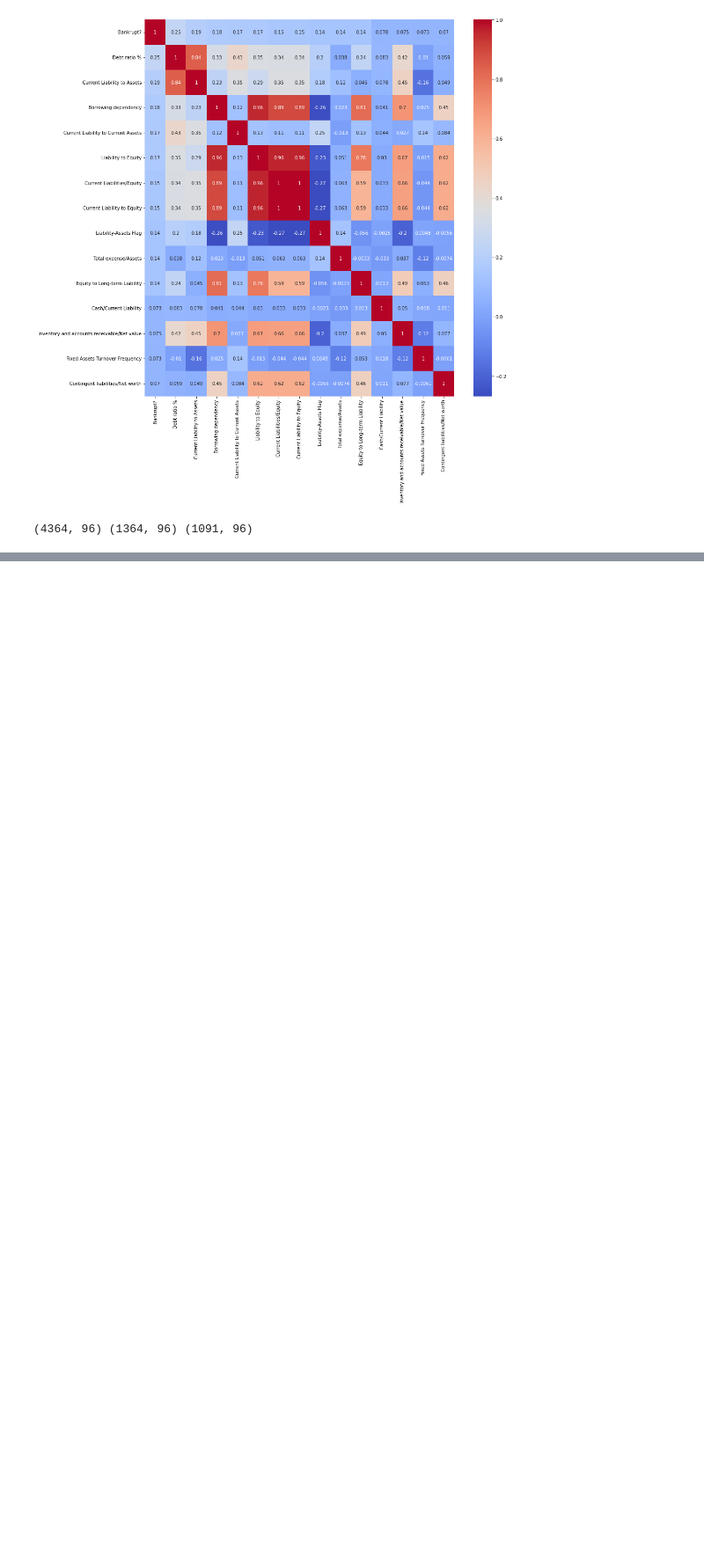
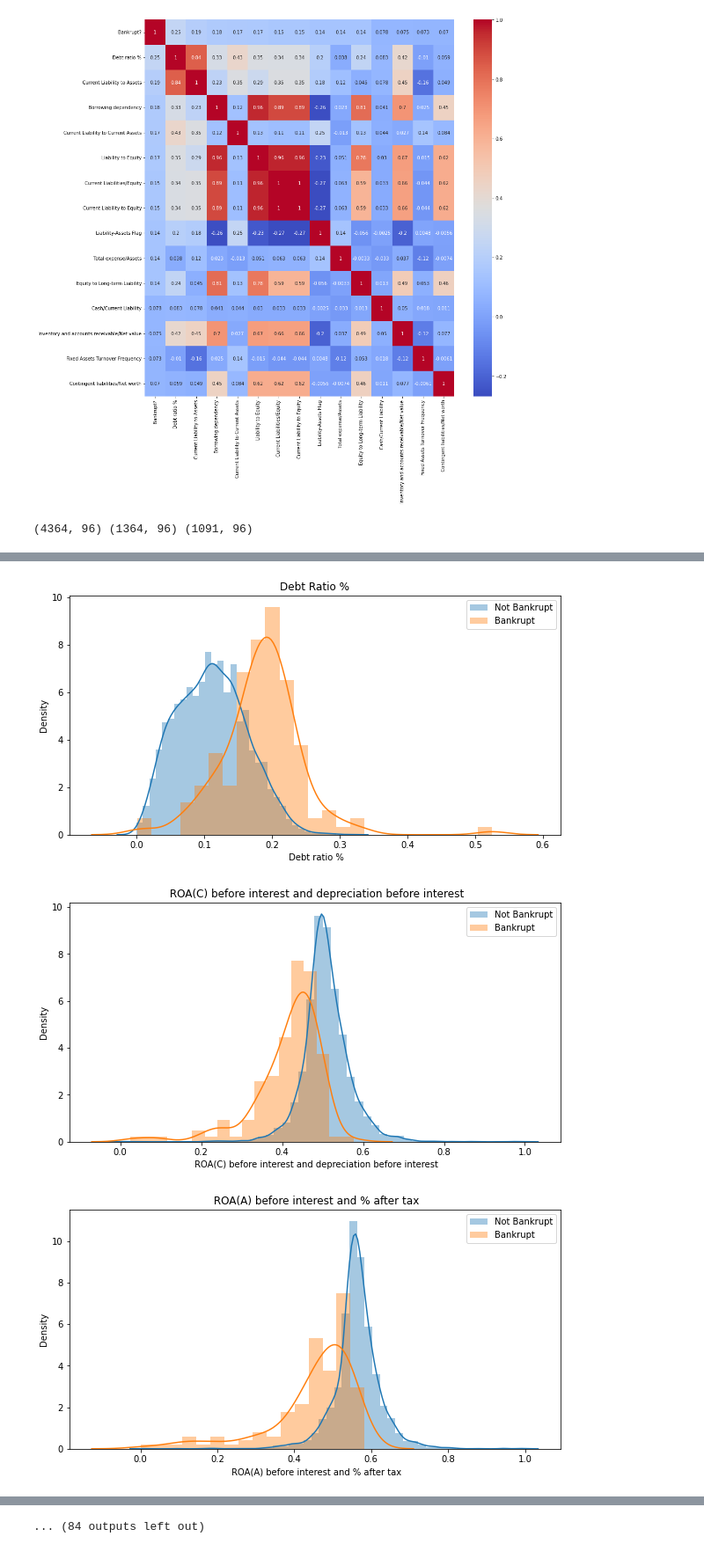
Before and after one commit to CooperSc/bankruptcy-prediction, a Jupyter notebook: data.ipynb, the cells around one changed output, grey strips where cells are left out. Shown at 88% size. Saved outputs shown, nothing was run; the diff lists cells and outputs as text; code cells hidden in the pictures; blank space fills up the shorter version.

Commit message:
class conditional means and plots for all features

```diff
--- a/data.ipynb
+++ b/data.ipynb
@@ -52,0 +113,39 @@ val.to_csv('./data/val.csv', index=False)
+# %%
+X, y = train.drop('Bankrupt?', axis=1), train['Bankrupt?']
+
+# class conditional for Debt Ratio %
+mu_0 = train[' Debt ratio %'][train['Bankrupt?'] == 0].mean()
+mu_1 = train[' Debt ratio %'][train['Bankrupt?'] == 1].mean()
+sigma_0 = train[' Debt ratio %'][train['Bankrupt?'] == 0].std()
+sigma_1 = train[' Debt ratio %'][train['Bankrupt?'] == 1].std()
+
+# plot class conditional distributions
+plt.figure(figsize=(10, 5))
+sns.distplot(train[' Debt ratio %'][train['Bankrupt?'] == 0], label='Not Bankrupt')
+sns.distplot(train[' Debt ratio %'][train['Bankrupt?'] == 1], label='Bankrupt')
+plt.legend()
+plt.title('Debt Ratio %')
+plt.show()
+
+# now do the same for all features
+mu = {}
+sigma = {}
+for col in train.columns:
+    if col == 'Bankrupt?':
+        continue
+    mu[col] = {}
+    sigma[col] = {}
+    mu[col][0] = train[col][train['Bankrupt?'] == 0].mean()
+    mu[col][1] = train[col][train['Bankrupt?'] == 1].mean()
+    sigma[col][0] = train[col][train['Bankrupt?'] == 0].std()
+    sigma[col][1] = train[col][train['Bankrupt?'] == 1].std()
+    plt.figure(figsize=(10, 5))
+    sns.distplot(train[col][train['Bankrupt?'] == 0], label='Not Bankrupt')
+    sns.distplot(train[col][train['Bankrupt?'] == 1], label='Bankrupt')
+    plt.legend()
+    plt.title(col)
+    plt.show()
+# %% [output]
+[figure, added]
+[figure, added]
+[figure, added]
@@ -52,0 +161 @@ val.to_csv('./data/val.csv', index=False)
+... (84 outputs left out)
```
Also changed, not shown: parts of 8 cells of this notebook, 2 other files.
